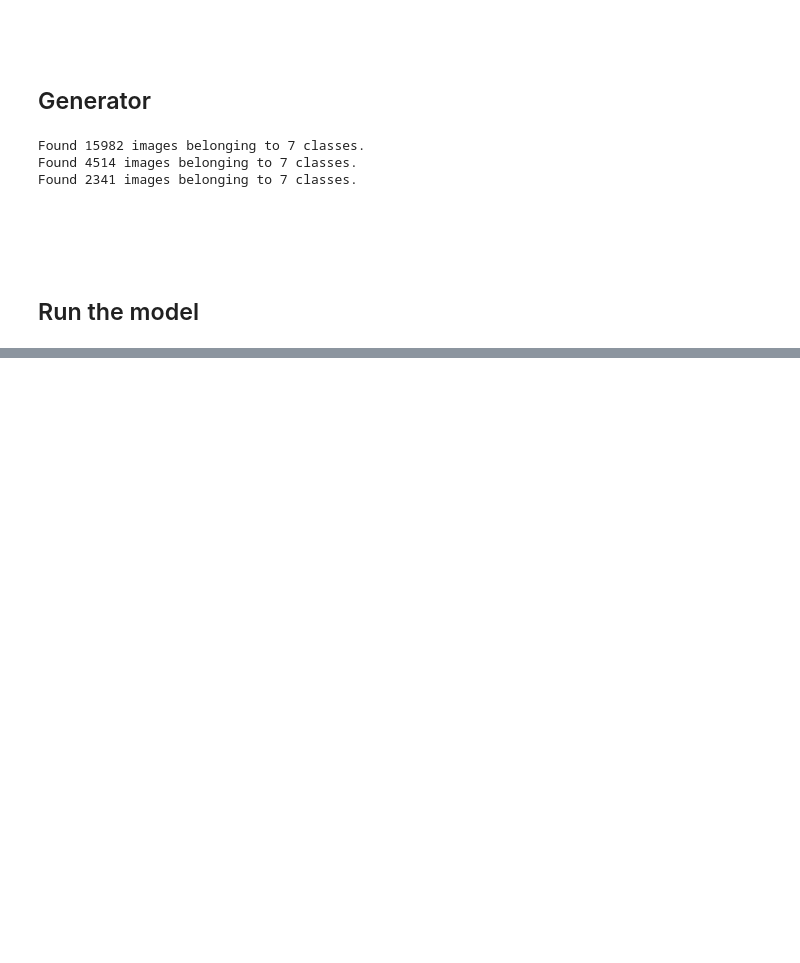
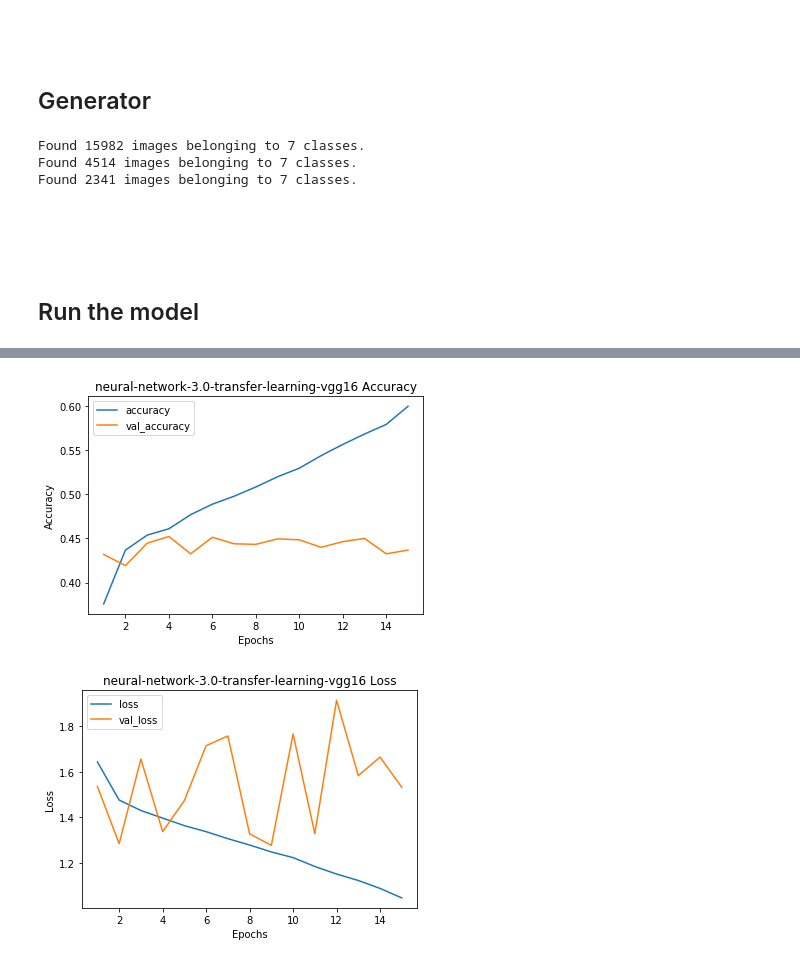
Before and after one commit to paulorijnberg/deep-learning-age-estimation, a Jupyter notebook: notebooks/neural-networks.ipynb, the cells around one changed output, grey strips where cells are left out. Cells and saved outputs as stored; diff of their text form; code cells hidden in the pictures; blank space fills up the shorter version.

Commit message:
ran neural network transfer learning vgg16

```diff
--- a/notebooks/neural-networks.ipynb
+++ b/notebooks/neural-networks.ipynb
@@ -825,7 +820,7 @@ Found 2341 images belonging to 7 classes.
 ## Run the model
 # %%
 history = model.fit_generator(generator           = train_generator,
-                              steps_per_epoch     = 50 ,# train_generator.n // train_generator.batch_size,
+                              steps_per_epoch     = train_generator.n // train_generator.batch_size,
                               epochs              = 15,
                               validation_data     = validation_datagen,
                               validation_steps    = validation_datagen.n // validation_datagen.batch_size,
@@ -838,0 +857,10 @@ KeyboardInterrupt:
+# %%
+# Plot history
+plot_history(history, line1='accuracy', line2='val_accuracy',
+             x_as = 'Epochs', y_as = 'Accuracy', title = 'neural-network-3.0-transfer-learning-vgg16 Accuracy')
+
+plot_history(history, line1='loss', line2='val_loss',
+             x_as = 'Epochs', y_as = 'Loss', title = 'neural-network-3.0-transfer-learning-vgg16 Loss')
+# %% [output]
+[figure, added]
+[figure, added]
```
Also changed, not shown: parts of 4 cells of this notebook, 3 other files.
